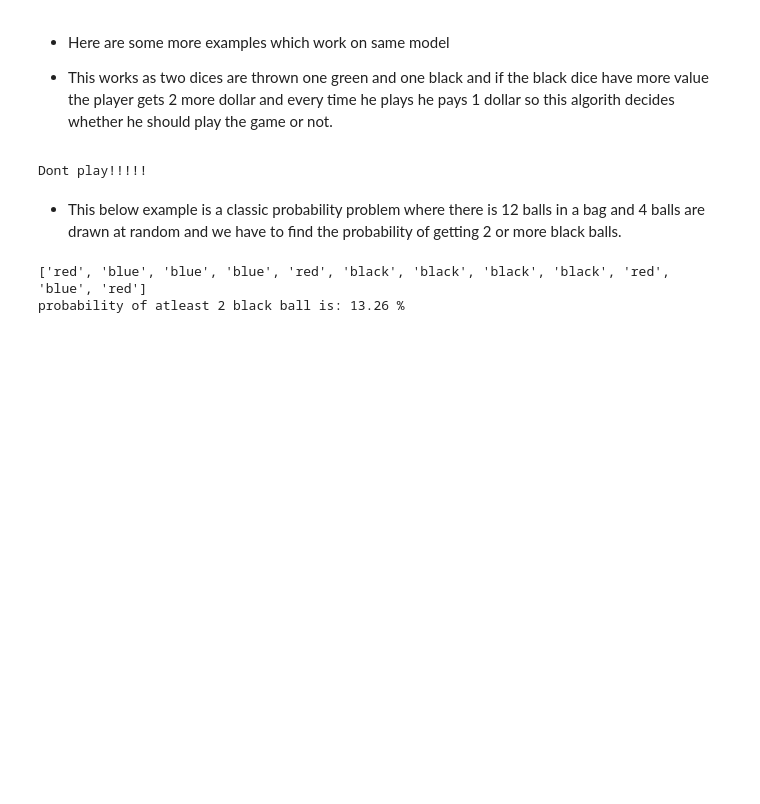
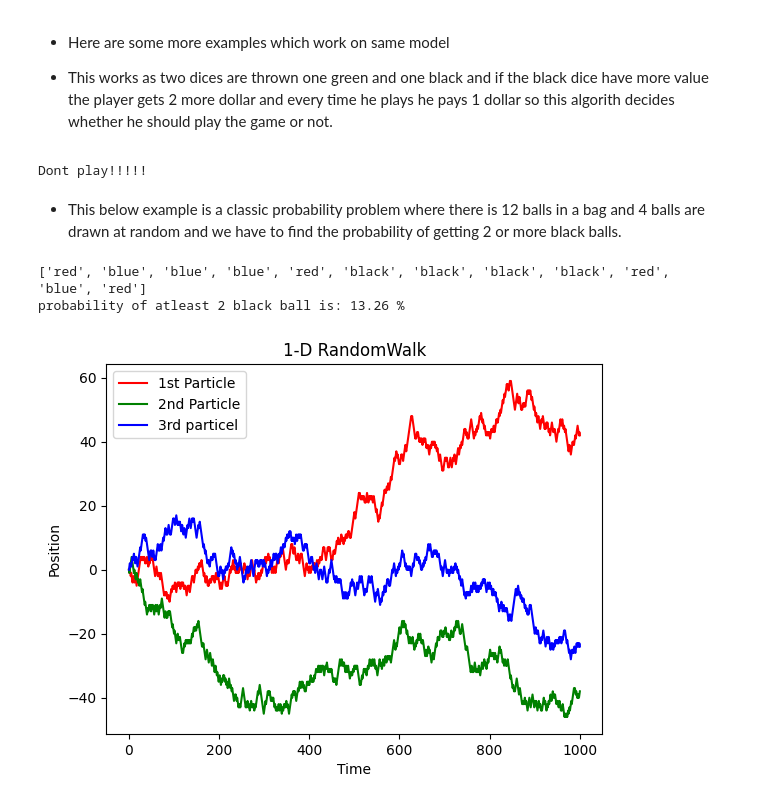
Before and after one commit to Saurabh5240/Python-Libraries, a Jupyter notebook: Random_Function_and_Probability.ipynb, the cells around one changed output. Cells and saved outputs as stored; diff of their text form; code cells hidden in the pictures; blank space fills up the shorter version.

```diff
--- a/Random_Function_and_Probability.ipynb
+++ b/Random_Function_and_Probability.ipynb
@@ -122,3 +122,44 @@ print("probability of atleast 2 black ball is: %.2f"%(s/N*100) ,"%")
 # %% [output]
 ['red', 'blue', 'blue', 'blue', 'red', 'black', 'black', 'black', 'black', 'red', 'blue', 'red']
 probability of atleast 2 black ball is: 13.26 %
+# %%
+#Below is a program of 3 particle going on a 1-D random walk using random function------
+#The following code plots the path taken by the different particles----
+from random import Random
+import numpy as np
+import matplotlib.pyplot as plt
+
+def Randwalk(n):
+  x=0
+  y=0
+  time=[x]
+  position = [y]
+
+  for i in range(1,n+1):
+    move = np.random.uniform(0,1)
+    if move<0.5:
+      x+=1
+      y+=1
+
+    if move>0.5:
+      x+=1
+      y-=1
+
+    time.append(x)
+    position.append(y)
+
+  return [time,position]
+
+RandWalk1 = Randwalk(1000)
+RandWalk2 = Randwalk(1000)
+RandWalk3 = Randwalk(1000)
+plt.plot(RandWalk1[0],RandWalk1[1],'r-',label = "1st Particle")
+plt.plot(RandWalk2[0],RandWalk2[1],'g-',label = "2nd Particle")
+plt.plot(RandWalk3[0],RandWalk3[1],'b-',label = "3rd particel")
+plt.xlabel("Time")
+plt.ylabel("Position")
+plt.title("1-D RandomWalk")
+plt.legend()
+plt.show()
+# %% [output]
+[figure, added]
```
